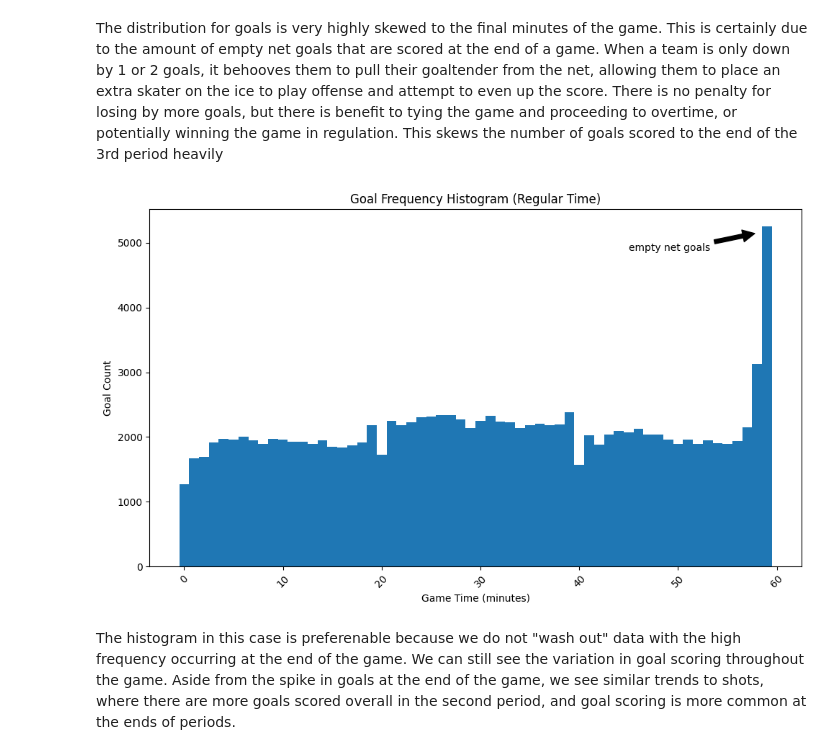
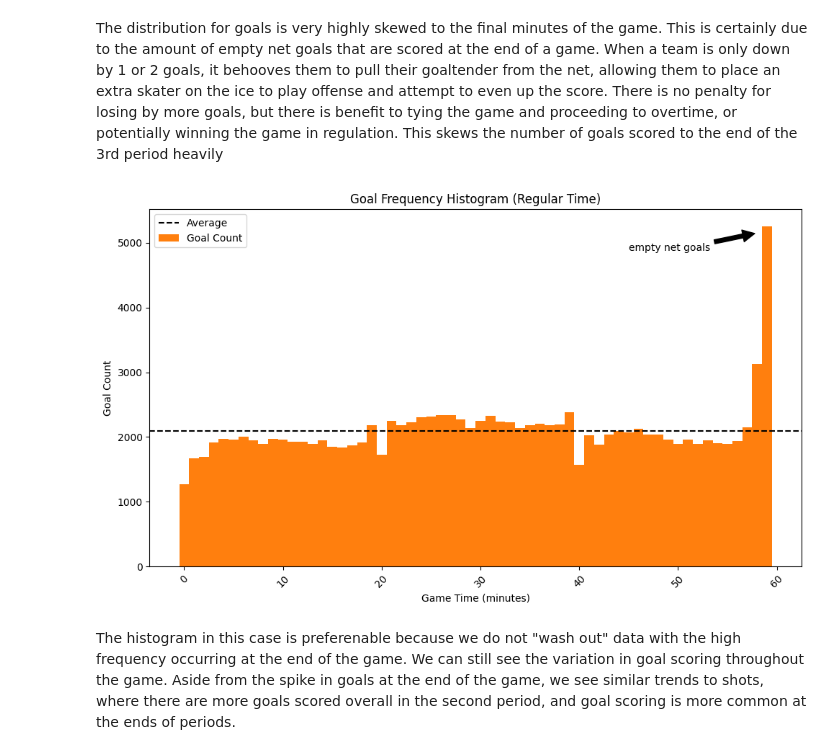
Before and after one commit to mattzirp/pucks_to_the_net, a Jupyter notebook: notebooks/time_series_analysis.ipynb, the cells around one changed output. Cells and saved outputs as stored; diff of their text form; code cells hidden in the pictures.

Commit message:
Finalize report, save plots to figures directory

```diff
--- a/notebooks/time_series_analysis.ipynb
+++ b/notebooks/time_series_analysis.ipynb
@@ -175,16 +178,18 @@ The distribution for goals is very highly skewed to the final minutes of the gam
 # %%
 # Histogram of shot count frequency by game time elapsed
 fig, ax = plt.subplots(figsize=(10,6))
-ax.bar(goal_counts['time_bin_minutes'], goal_counts['goal_count'], width=bin_size/60)  # Use bin_size to determine bar width
+ax.bar(goal_counts['time_bin_minutes'], goal_counts['goal_count'], width=bin_size/60, color="tab:orange")  # Use bin_size to determine bar width
+plt.axhline(goal_counts["goal_count"].mean(), color='black', linestyle='--')
 ax.annotate("empty net goals", xy=(58, 5150), xytext=(45, 5000), va="top", ha="left", arrowprops=dict(facecolor='black', shrink=0.05))
 plt.xlabel("Game Time (minutes)")
 plt.ylabel("Goal Count")
 plt.title("Goal Frequency Histogram (Regular Time)")
 plt.xticks(rotation=45)  # Rotate x-axis labels if needed
+plt.legend(['Average', 'Goal Count'])
 plt.tight_layout()
 plt.show()
 # %% [output]
-[figure, old version]
+[figure, new version]
 # %% [markdown]
 The histogram in this case is preferenable because we do not "wash out" data with the high frequency occurring at the end of the game. We can still see the variation in goal scoring throughout the game. Aside from the spike in goals at the end of the game, we see similar trends to shots, where there are more goals scored overall in the second period, and goal scoring is more common at the ends of periods.
 # %% [markdown]
```
Also changed, not shown: parts of 3 cells of this notebook, 26 other files.
